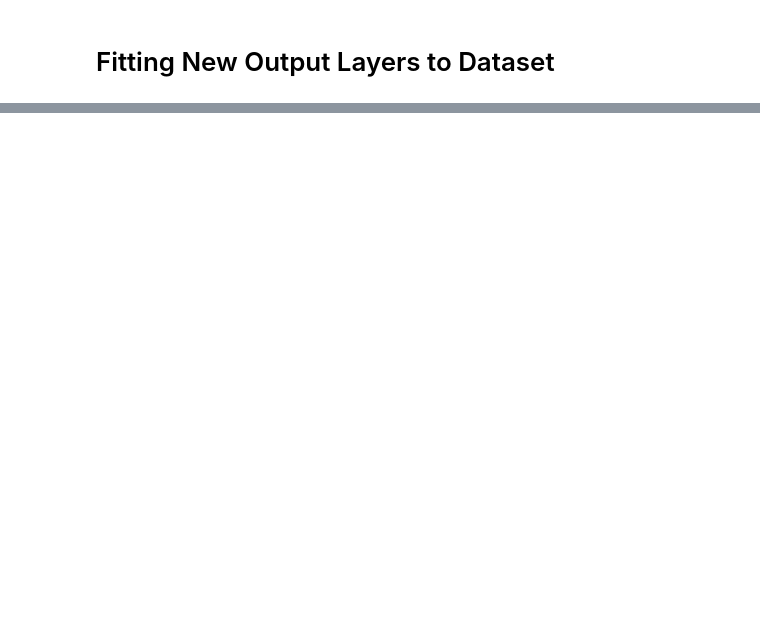
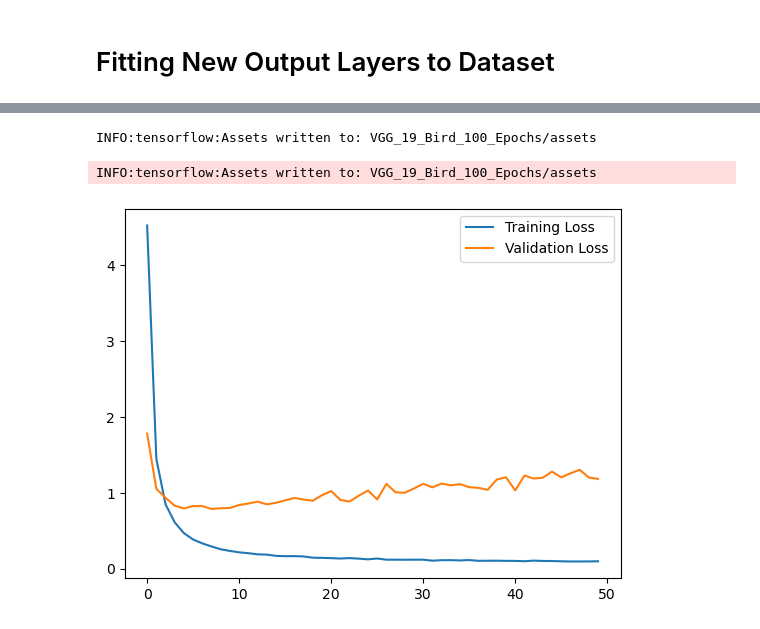
Before and after one commit to zjshermanburke/TransferLearning_VGG19, a Jupyter notebook: TransferLearning.ipynb, the cells around one changed output, grey strips where cells are left out. Saved outputs shown, nothing was run; the diff lists cells and outputs as text; code cells hidden in the pictures; blank space fills up the shorter version.

Commit message:
Commit After Training
Commit after training VGG19 on 50 Epochs

```diff
--- a/TransferLearning.ipynb
+++ b/TransferLearning.ipynb
@@ -108,7 +123,6 @@ _________________________________________________________________
 # Creating Object to Perform Augmentation
 # %%
 get_train_images = ImageDataGenerator(
-    rescale=1/255,
     rotation_range=10,
     width_shift_range=0.1,
     height_shift_range=0.1,
@@ -148,3 +177,14 @@ model.compile(
+# %%
+checkpoint_filepath = './VGG19_Checkpoints/checkpoint.model.keras'
+# %%
+model_checkpoint_callback = tf.keras.callbacks.ModelCheckpoint(
+    checkpoint_filepath,
+    verbose=1,
+    save_best_only=False,
+    save_weights_only=False,
+    mode="auto",
+    save_freq=13230,
+)
 # %% [markdown]
 # Fitting New Output Layers to Dataset
 # %%
@@ -154,5 +194,6 @@ r = model.fit(
   epochs=EPOCHS,
   steps_per_epoch=int(np.ceil(len(train_images) / BATCH_SIZE)),
   validation_steps=int(np.ceil(len(valid_images) / BATCH_SIZE)),
+  callbacks=[model_checkpoint_callback]
 )
 # %% [output]
@@ -160,0 +224,12 @@ KeyboardInterrupt:
+# %%
+model.save("VGG_19_Bird_500_Epochs")
+# %% [output]
+INFO:tensorflow:Assets written to: VGG_19_Bird_100_Epochs/assets
+INFO:tensorflow:Assets written to: VGG_19_Bird_100_Epochs/assets
+# %%
+plt.plot(r.history['loss'], label='Training Loss')
+plt.plot(r.history['val_loss'], label='Validation Loss')
+plt.legend()
+plt.show()
+# %% [output]
+[figure, added]
```
Also changed, not shown: parts of 12 cells of this notebook, 3 other files.
